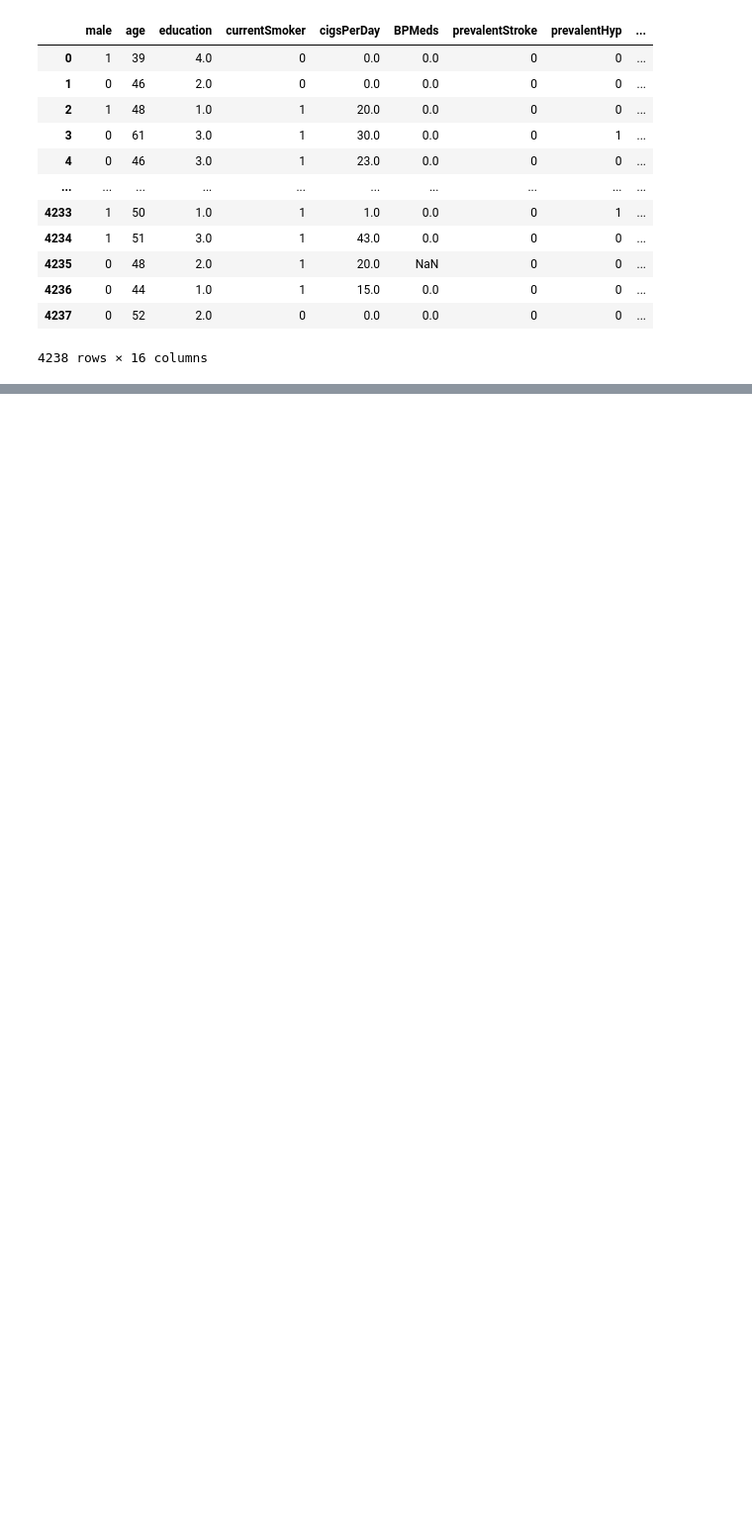
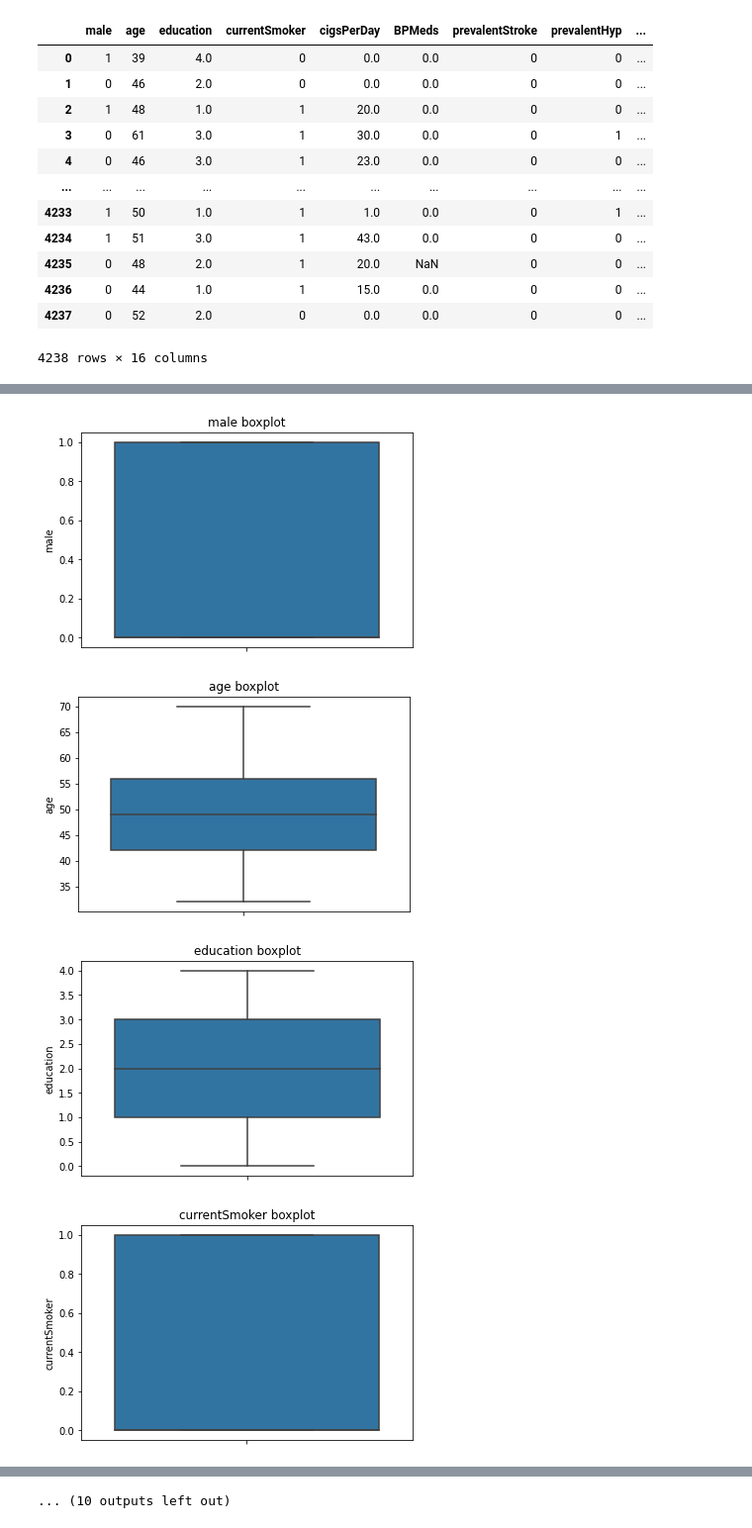
Before and after one commit to mikemoore26/Heart_Disease, a Jupyter notebook: FE.ipynb, the cells around one changed output, grey strips where cells are left out. Shown: that part at 99% size. Cells and saved outputs as stored; diff of their text form; code cells hidden in the pictures; blank space fills up the shorter version.

```diff
--- a/FE.ipynb
+++ b/FE.ipynb
@@ -34,0 +152,3 @@ data
+# %%
+data['totChol_na'] = np.where(data['totChol'].isna(),1,0 )
+data['totChol'].fillna(data['totChol'].mean(),inplace=True)
@@ -34,0 +171,3 @@ data
+# %%
+data['BMI_na'] = np.where(data['BMI'].isna(),1,0 )
+data['BMI'].fillna(data['BMI'].mean(),inplace=True)
@@ -34,0 +192,3 @@ data
+# %%
+data['heartRate_na'] = np.where(data['heartRate'].isna(),1,0 )
+data['heartRate'].fillna(data['heartRate'].mean(),inplace=True)
@@ -34,0 +211,3 @@ data
+# %%
+data['glucose_na'] = np.where(data['glucose'].isna(),1,0 )
+data['glucose'].fillna(data['glucose'].mean(),inplace=True)
@@ -34,0 +256,10 @@ data
+# %%
+for y in data.columns:
+    sns.boxplot(data=data,y=y)
+    plt.title("{} boxplot".format(y))
+    plt.show()
+# %% [output]
+[figure, added]
+[figure, added]
+[figure, added]
+[figure, added]
@@ -34,0 +274 @@ data
+... (10 outputs left out)
```
Also changed, not shown: parts of 80 cells of this notebook, 2 other files.
